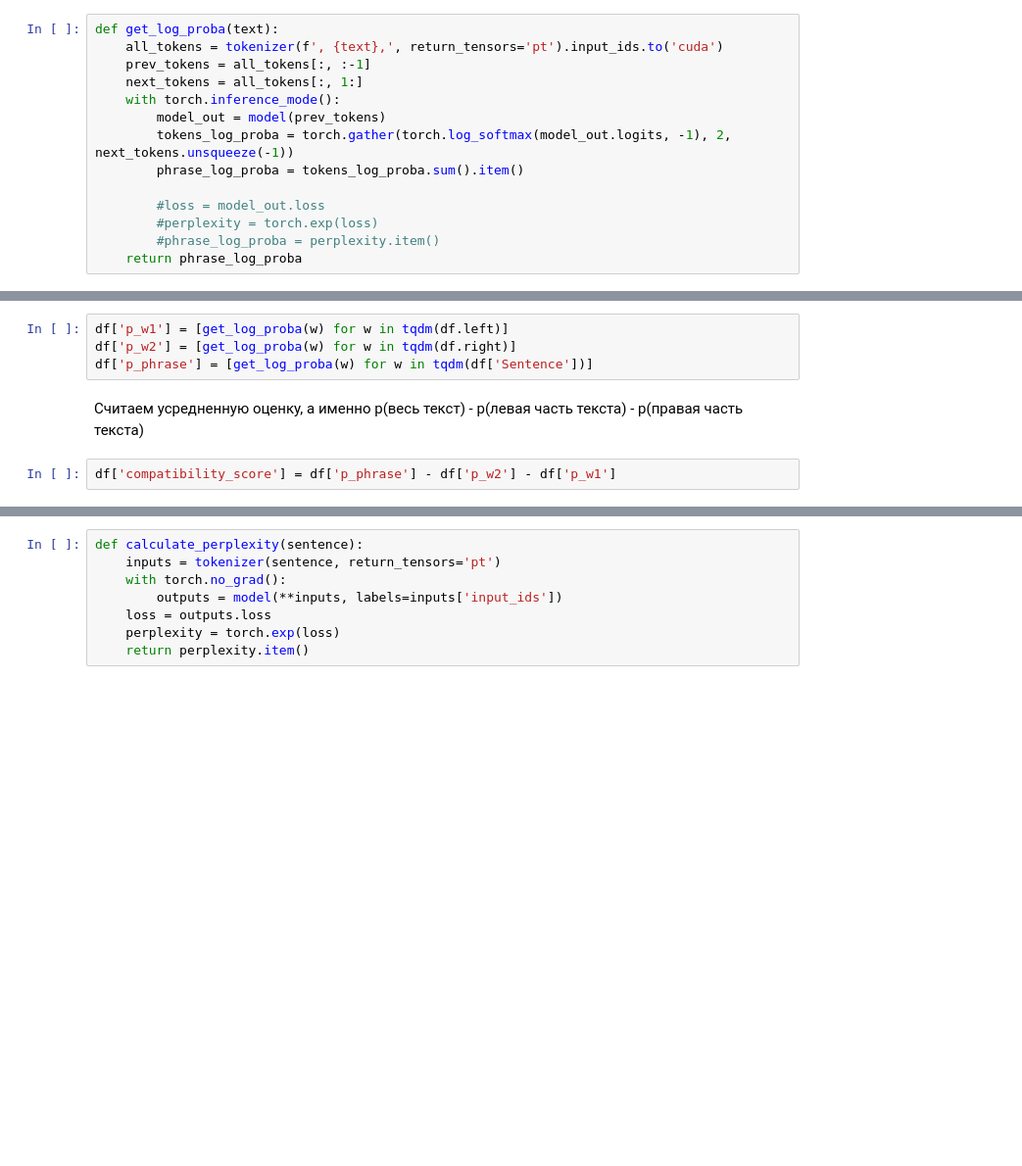
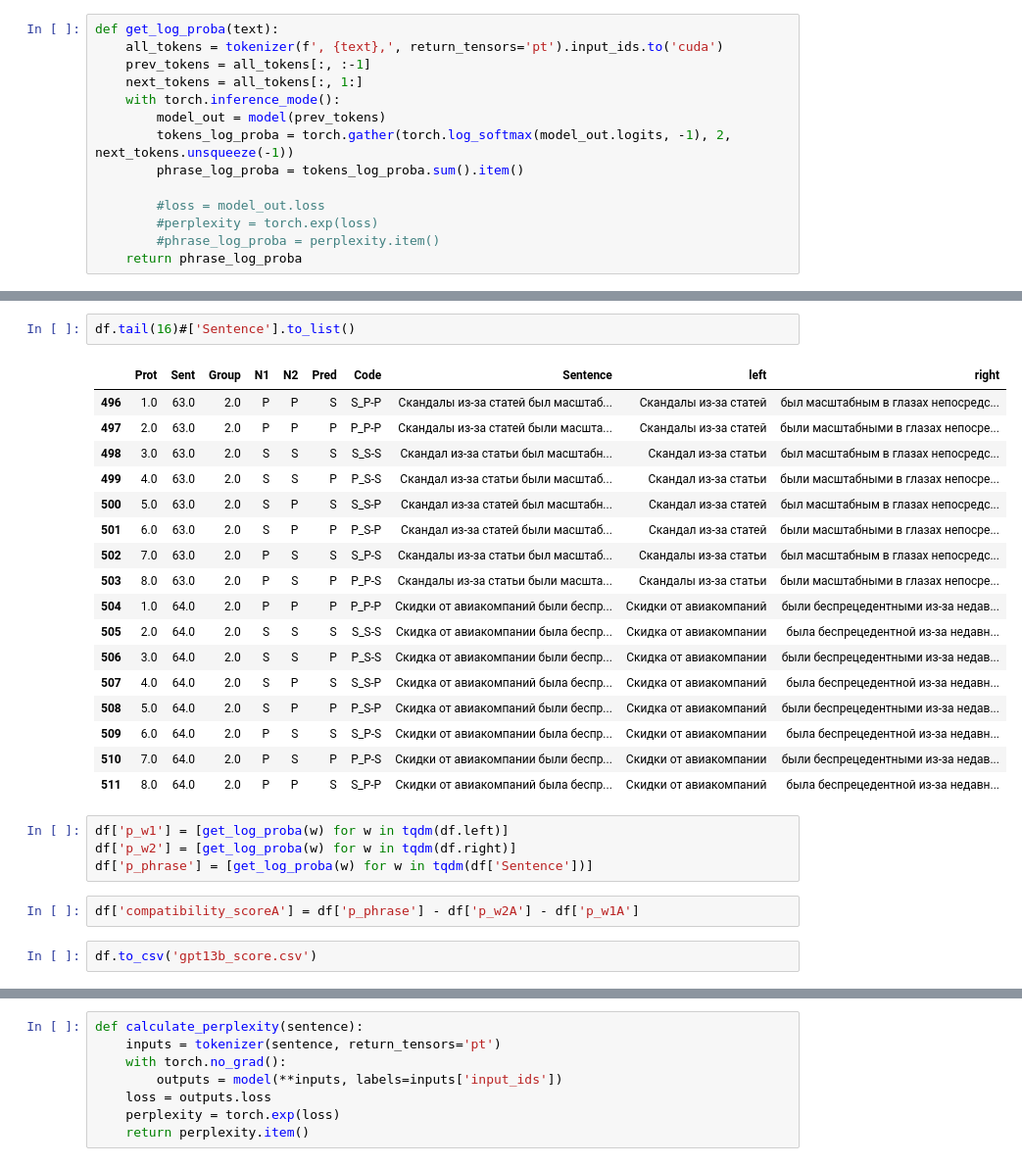
Before and after one commit to bamaxi/agreement-probing, a Jupyter notebook: perplexity/Code.ipynb, the cells around one changed output, grey strips where cells are left out. Shown at 98% size. Saved outputs shown, nothing was run; the diff lists cells and outputs as text; blank space fills up the shorter version.

```diff
--- a/perplexity/Code.ipynb
+++ b/perplexity/Code.ipynb
@@ -54,8 +102,28 @@ def get_log_proba(text):
+# %%
+df.tail(16)#['Sentence'].to_list()
+# %% [output]
+|  | Prot | Sent | Group | N1 | N2 | Pred | Code | Sentence | left | right |
+| 496 | 1.0 | 63.0 | 2.0 | P | P | S | S_P-P | Скандалы из-за статей был масштаб... | Скандалы из-за статей | был масштабным в глазах непосредс... |
+| 497 | 2.0 | 63.0 | 2.0 | P | P | P | P_P-P | Скандалы из-за статей были масшта... | Скандалы из-за статей | были масштабными в глазах непосре... |
+| 498 | 3.0 | 63.0 | 2.0 | S | S | S | S_S-S | Скандал из-за статьи был масштабн... | Скандал из-за статьи | был масштабным в глазах непосредс... |
+| 499 | 4.0 | 63.0 | 2.0 | S | S | P | P_S-S | Скандал из-за статьи были масштаб... | Скандал из-за статьи | были масштабными в глазах непосре... |
+| 500 | 5.0 | 63.0 | 2.0 | S | P | S | S_S-P | Скандал из-за статей был масштабн... | Скандал из-за статей | был масштабным в глазах непосредс... |
+| 501 | 6.0 | 63.0 | 2.0 | S | P | P | P_S-P | Скандал из-за статей были масштаб... | Скандал из-за статей | были масштабными в глазах непосре... |
+| 502 | 7.0 | 63.0 | 2.0 | P | S | S | S_P-S | Скандалы из-за статьи был масштаб... | Скандалы из-за статьи | был масштабным в глазах непосредс... |
+| 503 | 8.0 | 63.0 | 2.0 | P | S | P | P_P-S | Скандалы из-за статьи были масшта... | Скандалы из-за статьи | были масштабными в глазах непосре... |
+| 504 | 1.0 | 64.0 | 2.0 | P | P | P | P_P-P | Скидки от авиакомпаний были беспр... | Скидки от авиакомпаний | были беспрецедентными из-за недав... |
+| 505 | 2.0 | 64.0 | 2.0 | S | S | S | S_S-S | Скидка от авиакомпании была беспр... | Скидка от авиакомпании | была беспрецедентной из-за недавн... |
+| 506 | 3.0 | 64.0 | 2.0 | S | S | P | P_S-S | Скидка от авиакомпании были беспр... | Скидка от авиакомпании | были беспрецедентными из-за недав... |
+| 507 | 4.0 | 64.0 | 2.0 | S | P | S | S_S-P | Скидка от авиакомпаний была беспр... | Скидка от авиакомпаний | была беспрецедентной из-за недавн... |
+| 508 | 5.0 | 64.0 | 2.0 | S | P | P | P_S-P | Скидка от авиакомпаний были беспр... | Скидка от авиакомпаний | были беспрецедентными из-за недав... |
+| 509 | 6.0 | 64.0 | 2.0 | P | S | S | S_P-S | Скидки от авиакомпании была беспр... | Скидки от авиакомпании | была беспрецедентной из-за недавн... |
+| 510 | 7.0 | 64.0 | 2.0 | P | S | P | P_P-S | Скидки от авиакомпании были беспр... | Скидки от авиакомпании | были беспрецедентными из-за недав... |
+| 511 | 8.0 | 64.0 | 2.0 | P | P | S | S_P-P | Скидки от авиакомпаний была беспр... | Скидки от авиакомпаний | была беспрецедентной из-за недавн... |
 # %%
 df['p_w1'] = [get_log_proba(w) for w in tqdm(df.left)]
 df['p_w2'] = [get_log_proba(w) for w in tqdm(df.right)]
 df['p_phrase'] = [get_log_proba(w) for w in tqdm(df['Sentence'])]
-# %% [markdown]
-Считаем усредненную оценку, а именно p(весь текст) - p(левая часть текста) - p(правая часть текста)
 # %%
-df['compatibility_score'] = df['p_phrase'] - df['p_w2'] - df['p_w1']
+df['compatibility_scoreA'] = df['p_phrase'] - df['p_w2A'] - df['p_w1A']
+# %%
+df.to_csv('gpt13b_score.csv')
```
Also changed, not shown: parts of 116 cells of this notebook.
